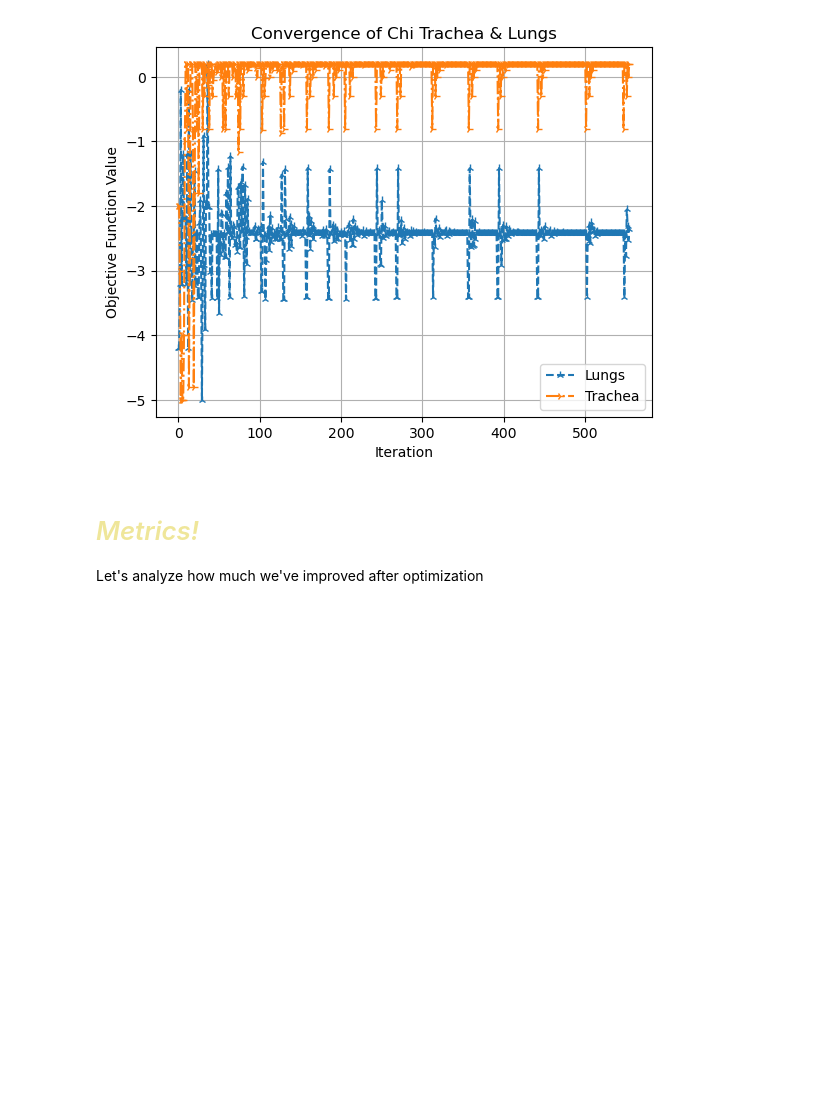
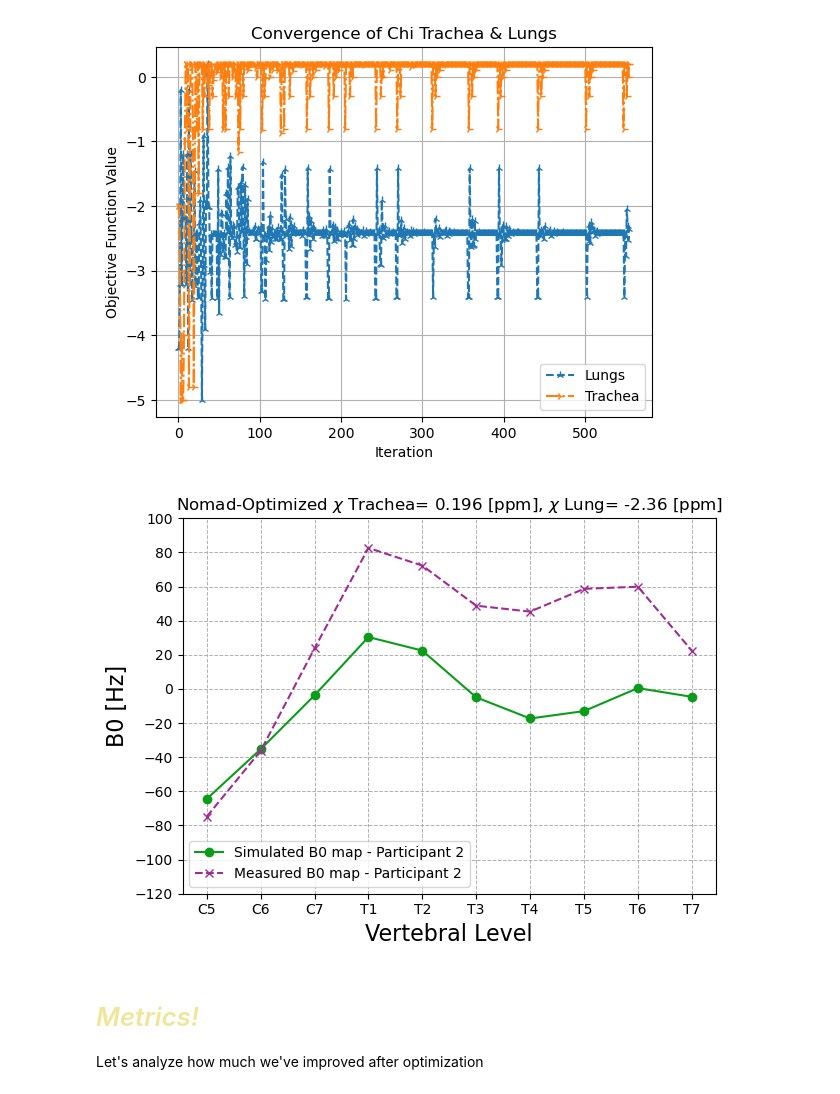
Before and after one commit to sriosq/Image-processing-strategies, a Jupyter notebook: chi_opt/chi_opt_demod_32_35.ipynb, the cells around one changed output. Drawn from its saved outputs; the diff is of its cells as text; code cells hidden in the pictures; blank space fills up the shorter version.

```diff
--- a/chi_opt/chi_opt_demod_32_35.ipynb
+++ b/chi_opt/chi_opt_demod_32_35.ipynb
@@ -752,6 +760,35 @@ plt.grid()
 plt.show()
 # %% [output]
 [figure]
+# %%
+#Plotting outside for each dub:
+
+plt.clf() # Clear the plot to only have 1 in the output
+
+#plt.plot(vertebrae_levels_joint_opt, dmod_sim_fm_vert_values32, marker = 'o', linestyle = '-', label = f"Simulated B0 map - Participant 1", color = "#0C9C1A")
+#plt.plot(vertebrae_levels_joint_opt, db0_032_avg_dmod_metric_values, marker = 'x', linestyle = '--', label = "Measured B0 map - Participant 1", color = "#A02B93")
+
+plt.plot(vertebrae_levels_joint_opt, dmod_sim_fm_vert_values35, marker = 'o', linestyle = '-', label = f"Simulated B0 map - Participant 2", color = "#0C9C1A")
+plt.plot(vertebrae_levels_joint_opt, db0_035_avg_dmod_metric_values, marker = 'x', linestyle = '--', label = "Measured B0 map - Participant 2", color = "#A02B93")
+
+
+plt.title(f"Nomad-Optimized $\\chi$ Trachea= {0.196} [ppm], $\\chi$ Lung= {-2.36} [ppm]")
+
+plt.xlabel('Vertebral Level', fontsize=16)
+plt.ylabel('B0 [Hz]', fontsize=16)
+plt.legend()
+
+yticks = range(-120, 120, 20)
+plt.yticks(yticks)
+
+plt.grid(True, which='both', linestyle='--', linewidth=0.7)
+plt.tight_layout()
+
+        # Show the plot
+plt.show()
+plt.close()
+# %% [output]
+[figure, added]
 # %% [markdown]
  # <span style="color:#D8C40D6A"> *Metrics!* </span> </br>
  Let's analyze how much we've improved after optimization
```
Also changed, not shown: parts of 10 cells of this notebook, 17 other files.
